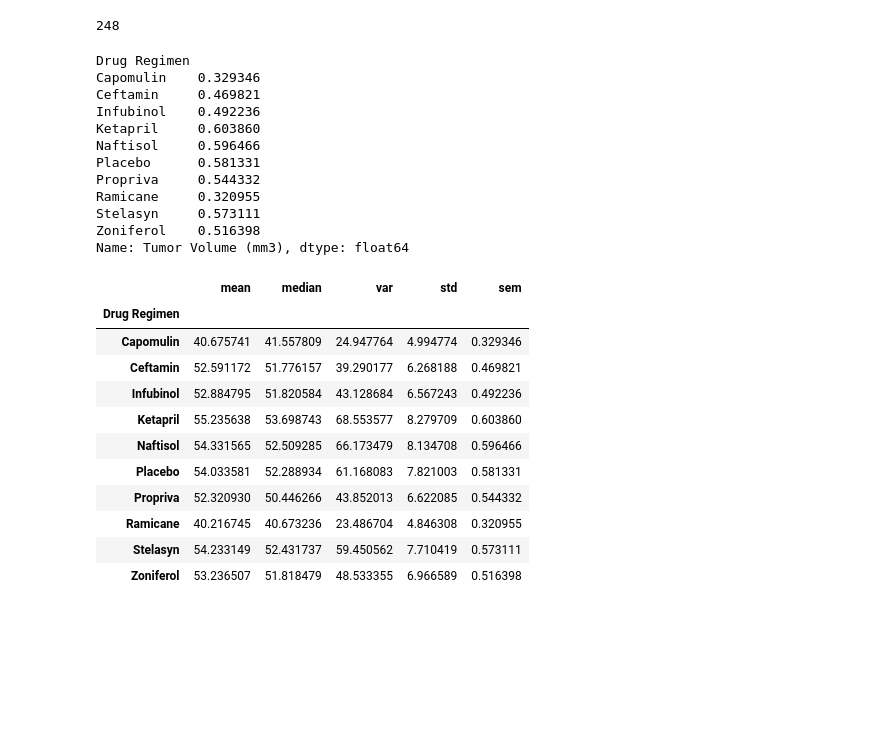
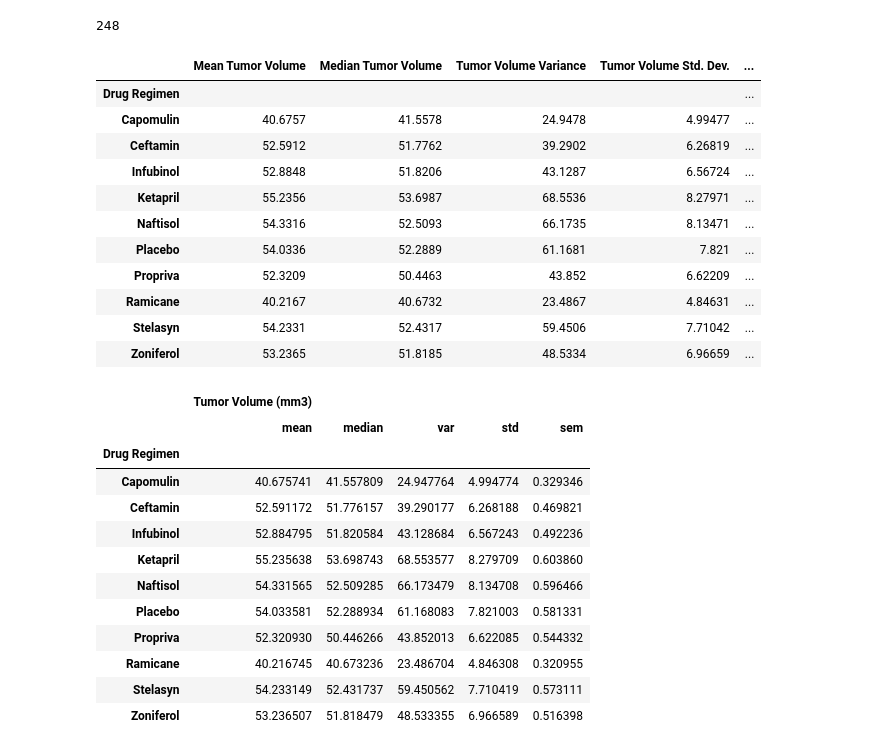
Before and after one commit to malreadjr/Matplotlib-challenge, a Jupyter notebook: Pymaceuticals Homework.ipynb, the cells around one changed output. Saved outputs shown, nothing was run; the diff lists cells and outputs as text; code cells hidden in the pictures; blank space fills up the shorter version.

```diff
--- a/Pymaceuticals Homework.ipynb
+++ b/Pymaceuticals Homework.ipynb
@@ -64,34 +69,42 @@ uniquemice["Mouse ID"]
 # %%
 uniquemice = study_data_complete_df.loc[study_data_complete_df['Mouse ID'] != dupid.index[0][0]]
 
-uniquemice.groupby('Drug Regimen')["Tumor Volume (mm3)"].mean()
-uniquemice.groupby('Drug Regimen')["Tumor Volume (mm3)"].median()
-uniquemice.groupby('Drug Regimen')["Tumor Volume (mm3)"].var()
-uniquemice.groupby('Drug Regimen')["Tumor Volume (mm3)"].std()
-uniquemice.groupby('Drug Regimen')["Tumor Volume (mm3)"].sem()
+summary_df = pd.DataFrame({"Mean Tumor Volume":uniquemice.groupby('Drug Regimen')["Tumor Volume (mm3)"].mean(),
+"Median Tumor Volume":uniquemice.groupby('Drug Regimen')["Tumor Volume (mm3)"].median() ,
+"Tumor Volume Variance":uniquemice.groupby('Drug Regimen')["Tumor Volume (mm3)"].var() ,
+"Tumor Volume Std. Dev.": uniquemice.groupby('Drug Regimen')["Tumor Volume (mm3)"].std(),
+"Tumor Volume Std. Err.": uniquemice.groupby('Drug Regimen')["Tumor Volume (mm3)"].sem()
+},
+index=['Drug Regimen','Capomulin','Ceftamin','Infubinol','Ketapril','Naftisol','Placebo','Propriva','Ramicane','Stelasyn','Zoniferol'])
+summary_df.replace(np.nan, '', regex=True)
 # %% [output]
-Drug Regimen
-Capomulin    0.329346
-Ceftamin     0.469821
-Infubinol    0.492236
-Ketapril     0.603860
-Naftisol     0.596466
-Placebo      0.581331
-Propriva     0.544332
-Ramicane     0.320955
-Stelasyn     0.573111
-Zoniferol    0.516398
-Name: Tumor Volume (mm3), dtype: float64
+|  | Mean Tumor Volume | Median Tumor Volume | Tumor Volume Variance | Tumor Volume Std. Dev. | ... |
+| Drug Regimen |  |  |  |  | ... |
+| Capomulin | 40.6757 | 41.5578 | 24.9478 | 4.99477 | ... |
+| Ceftamin | 52.5912 | 51.7762 | 39.2902 | 6.26819 | ... |
+| Infubinol | 52.8848 | 51.8206 | 43.1287 | 6.56724 | ... |
+| Ketapril | 55.2356 | 53.6987 | 68.5536 | 8.27971 | ... |
+| Naftisol | 54.3316 | 52.5093 | 66.1735 | 8.13471 | ... |
+| Placebo | 54.0336 | 52.2889 | 61.1681 | 7.821 | ... |
+| Propriva | 52.3209 | 50.4463 | 43.852 | 6.62209 | ... |
+| Ramicane | 40.2167 | 40.6732 | 23.4867 | 4.84631 | ... |
+| Stelasyn | 54.2331 | 52.4317 | 59.4506 | 7.71042 | ... |
+| Zoniferol | 53.2365 | 51.8185 | 48.5334 | 6.96659 | ... |
 # %%
-uniquemice = study_data_complete_df.loc[study_data_complete_df['Mouse ID'] != dupid.index[0][0]]
-uniquemice.groupby('Drug Regimen').agg(
+pd.options.mode.chained_assignment = None  # default='warn'
+
+study_data_complete_df.loc[study_data_complete_df['Mouse ID'] != dupid.index[0][0]]
+aggMice = uniquemice.groupby('Drug Regimen').agg(
     mean = ('Tumor Volume (mm3)', 'mean'),
     median = ('Tumor Volume (mm3)', 'median'),
     var = ('Tumor Volume (mm3)', 'var'),
     std = ('Tumor Volume (mm3)', 'std'),
     sem = ('Tumor Volume (mm3)', 'sem')
 )
+aggMice.columns = pd.MultiIndex.from_product([["Tumor Volume (mm3)"], aggMice.columns])
+aggMice
 # %% [output]
+|  | Tumor Volume (mm3) |  |  |  |  |
 |  | mean | median | var | std | sem |
 | Drug Regimen |  |  |  |  |  |
 | Capomulin | 40.675741 | 41.557809 | 24.947764 | 4.994774 | 0.329346 |
```
Also changed, not shown: parts of 12 cells of this notebook.
